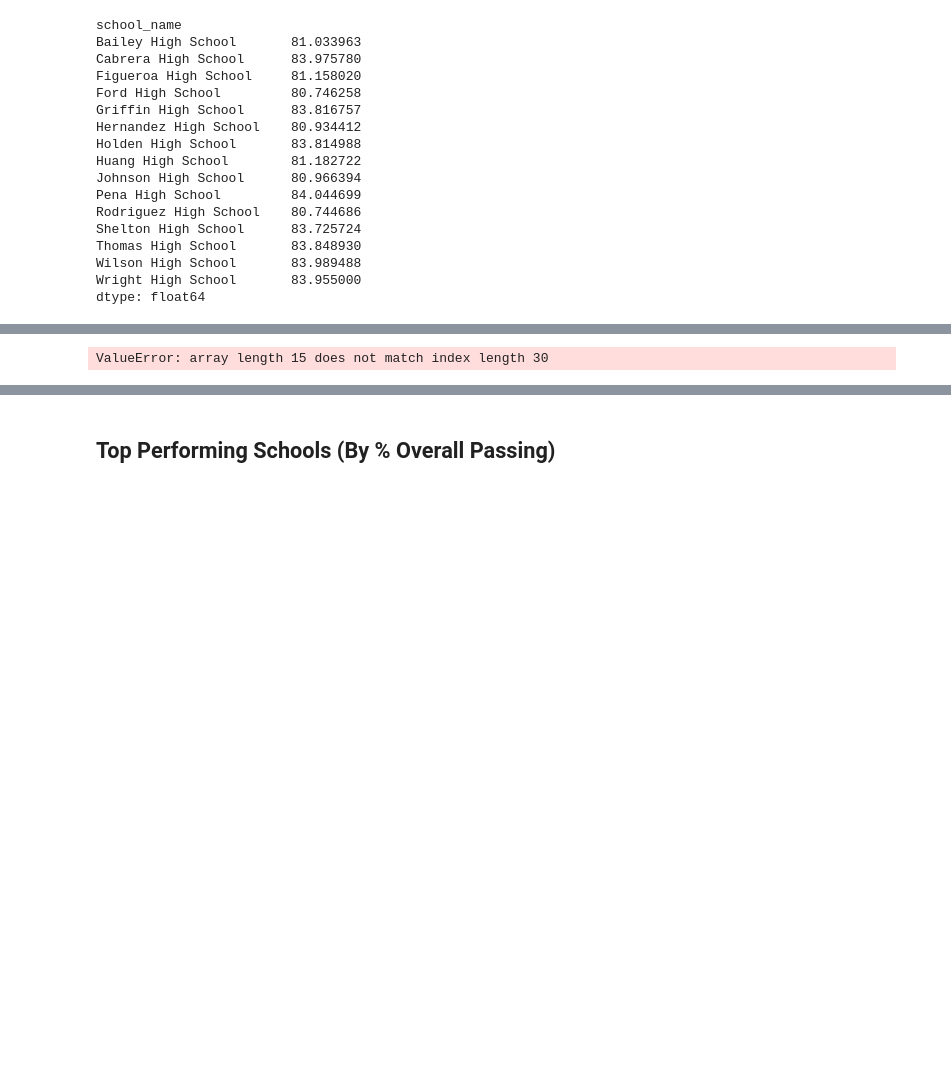
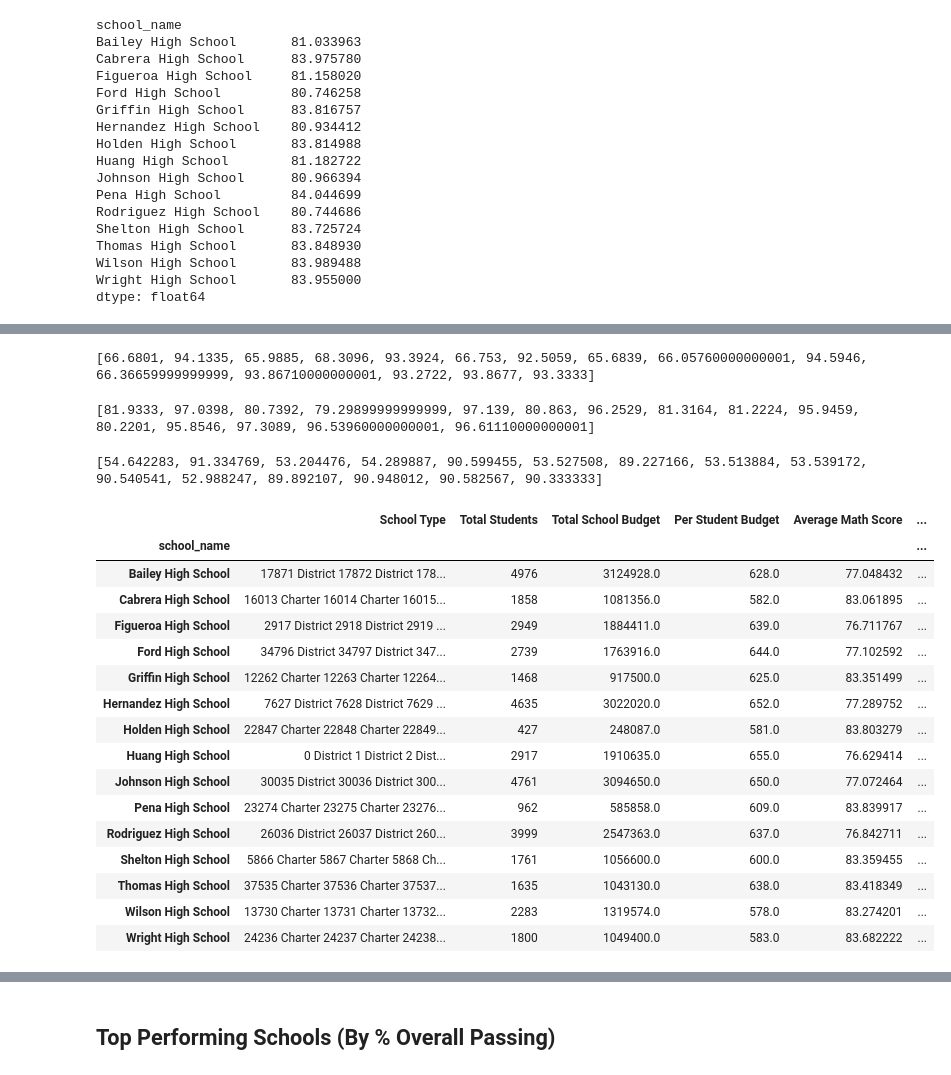
Before and after one commit to nazila-entezari/pandas-challenge, a Jupyter notebook: PyCitySchools/PyCitySchools_starter.ipynb, the cells around one changed output, grey strips where cells are left out. Saved outputs shown, nothing was run; the diff lists cells and outputs as text; code cells hidden in the pictures; blank space fills up the shorter version.

```diff
--- a/PyCitySchools/PyCitySchools_starter.ipynb
+++ b/PyCitySchools/PyCitySchools_starter.ipynb
@@ -353,17 +322,67 @@ Name: student_name, dtype: float64
+# %%
+# % Passing Math
+passing_math=[]
+for name in school_name:
+#     print(name)
+    math=round(len(school_data_complete.loc[(school_data_complete["school_name"] ==name) & (school_data_complete["math_score"]>=70)])/len(school_data_complete.loc[(school_data_complete["school_name"] ==name)]),6)*100
+#     print(math)
+    passing_math.append(math)
+
+print(passing_math)
+# %% [output]
+[66.6801, 94.1335, 65.9885, 68.3096, 93.3924, 66.753, 92.5059, 65.6839, 66.05760000000001, 94.5946, 66.36659999999999, 93.86710000000001, 93.2722, 93.8677, 93.3333]
+# %%
+# Passing Reading
+passing_reading=[]
+for name in school_name:
+#     print(name)
+    reading=round(len(school_data_complete.loc[(school_data_complete["school_name"] ==name) & (school_data_complete["reading_score"]>=70)])/len(school_data_complete.loc[(school_data_complete["school_name"] ==name)]),6)*100
+#     print(math)
+    passing_reading.append(reading)
+
+print(passing_reading)
+# %% [output]
+[81.9333, 97.0398, 80.7392, 79.29899999999999, 97.139, 80.863, 96.2529, 81.3164, 81.2224, 95.9459, 80.2201, 95.8546, 97.3089, 96.53960000000001, 96.61110000000001]
+# %%
+# Overall Passing (The percentage of students that passed math and reading.)
+overall_passing=[]
+for name in school_name:
+    overall=round(len(school_data_complete.loc[(school_data_complete["school_name"] ==name) & (school_data_complete["reading_score"]>=70) & (school_data_complete["math_score"]>=70)])/len(school_data_complete.loc[(school_data_complete["school_name"] ==name)])*100,6)
+    overall_passing.append(overall)
+
+print(overall_passing)
+# %% [output]
+[54.642283, 91.334769, 53.204476, 54.289887, 90.599455, 53.527508, 89.227166, 53.513884, 53.539172, 90.540541, 52.988247, 89.892107, 90.948012, 90.582567, 90.333333]
 # %%
 #create the DataFrame
-summary_df=pd.DataFrame({"School name":school_name,
+summary_df=pd.DataFrame({
+# "School name":school_name,
                         "School Type":school_type,
                          "Total Students":Total_Students_df,
-                         "Total School Budget":total_budget,
-#                          "Per Student Budget":
+                         "Total School Budget":Total_budget,
+                         "Per Student Budget":per_student_budget,
                          "Average Math Score":Average_Math_Score,
-                         "Average Reading Score":Average_Reading_Score
-#                          "% Passing Math":passing_math
-#                          "% Passing Reading":
-#                          "% Overall Passing":
-
+                         "Average Reading Score":Average_Reading_Score,
+                         "% Passing Math":passing_math,
+                         "% Passing Reading":passing_reading,
+                         "% Overall Passing":overall_passing
 })
 summary_df
 # %% [output]
-ValueError: array length 15 does not match index length 30
+|  | School Type | Total Students | Total School Budget | Per Student Budget | Average Math Score | ... |
+| school_name |  |  |  |  |  | ... |
+| Bailey High School | 17871 District 17872 District 178... | 4976 | 3124928.0 | 628.0 | 77.048432 | ... |
+| Cabrera High School | 16013 Charter 16014 Charter 16015... | 1858 | 1081356.0 | 582.0 | 83.061895 | ... |
+| Figueroa High School | 2917 District 2918 District 2919 ... | 2949 | 1884411.0 | 639.0 | 76.711767 | ... |
+| Ford High School | 34796 District 34797 District 347... | 2739 | 1763916.0 | 644.0 | 77.102592 | ... |
+| Griffin High School | 12262 Charter 12263 Charter 12264... | 1468 | 917500.0 | 625.0 | 83.351499 | ... |
+| Hernandez High School | 7627 District 7628 District 7629 ... | 4635 | 3022020.0 | 652.0 | 77.289752 | ... |
+| Holden High School | 22847 Charter 22848 Charter 22849... | 427 | 248087.0 | 581.0 | 83.803279 | ... |
+| Huang High School | 0 District 1 District 2 Dist... | 2917 | 1910635.0 | 655.0 | 76.629414 | ... |
+| Johnson High School | 30035 District 30036 District 300... | 4761 | 3094650.0 | 650.0 | 77.072464 | ... |
+| Pena High School | 23274 Charter 23275 Charter 23276... | 962 | 585858.0 | 609.0 | 83.839917 | ... |
+| Rodriguez High School | 26036 District 26037 District 260... | 3999 | 2547363.0 | 637.0 | 76.842711 | ... |
+| Shelton High School | 5866 Charter 5867 Charter 5868 Ch... | 1761 | 1056600.0 | 600.0 | 83.359455 | ... |
+| Thomas High School | 37535 Charter 37536 Charter 37537... | 1635 | 1043130.0 | 638.0 | 83.418349 | ... |
+| Wilson High School | 13730 Charter 13731 Charter 13732... | 2283 | 1319574.0 | 578.0 | 83.274201 | ... |
+| Wright High School | 24236 Charter 24237 Charter 24238... | 1800 | 1049400.0 | 583.0 | 83.682222 | ... |
```
Also changed, not shown: parts of 20 cells of this notebook.
